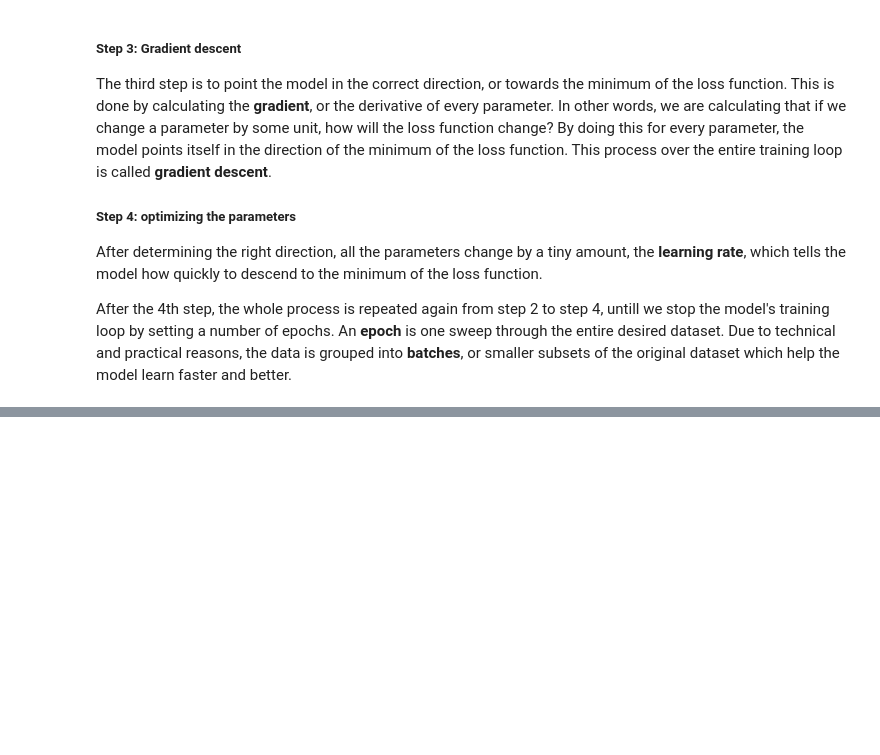
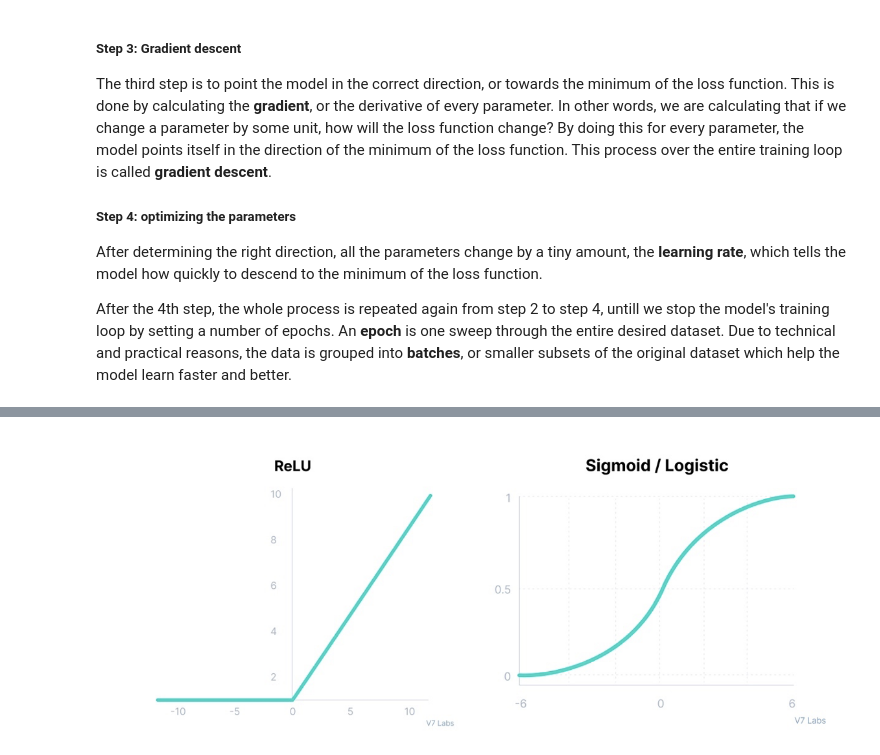
Before and after one commit to emadonev/galaxy_merger, a Jupyter notebook: nbs/01_Introduction.ipynb, the cells around one changed output, grey strips where cells are left out. Drawn from its saved outputs; the diff is of its cells as text; code cells hidden in the pictures; blank space fills up the shorter version.

```diff
--- a/nbs/01_Introduction.ipynb
+++ b/nbs/01_Introduction.ipynb
@@ -72,0 +85,4 @@ After the 4th step, the whole process is repeated again from step 2 to step 4, u
+# %%
+Image(filename="../images/act_func.png")
+# %% [output]
+[figure, added]
```
Also changed, not shown: parts of 6 cells of this notebook, 2 other files.
